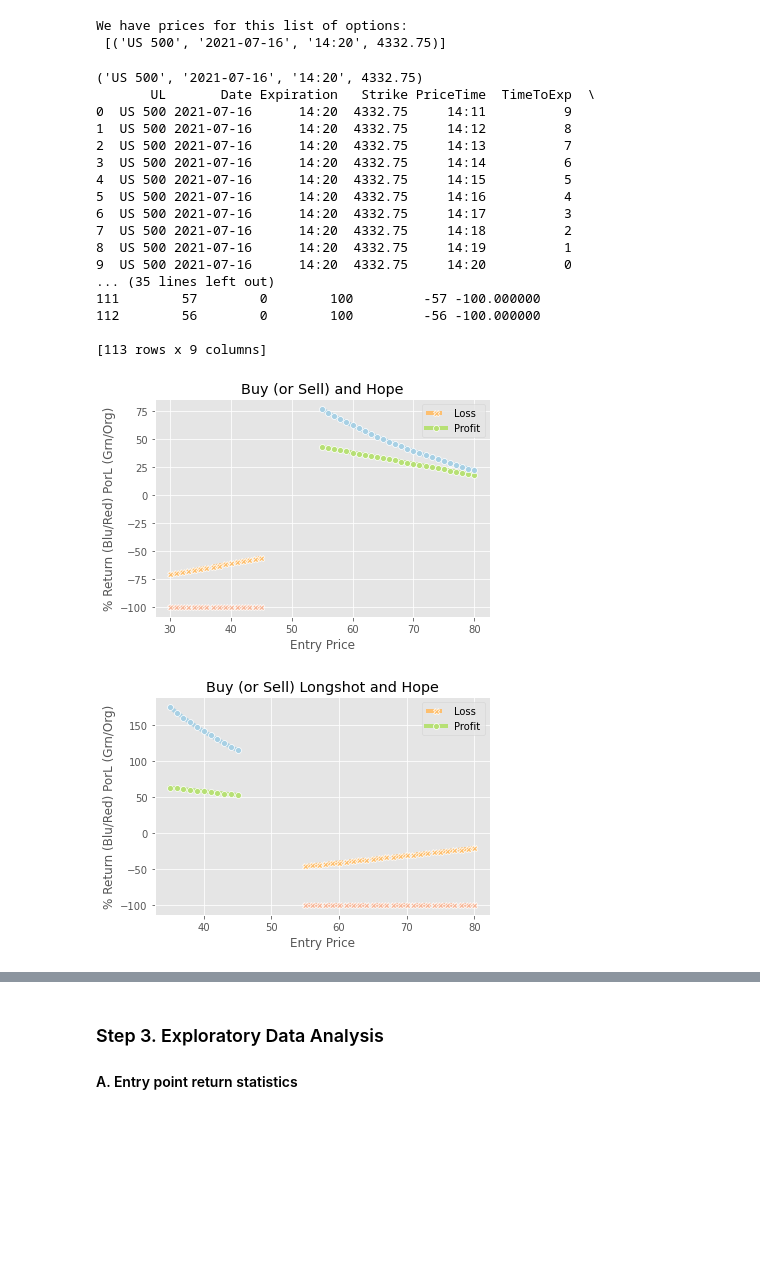
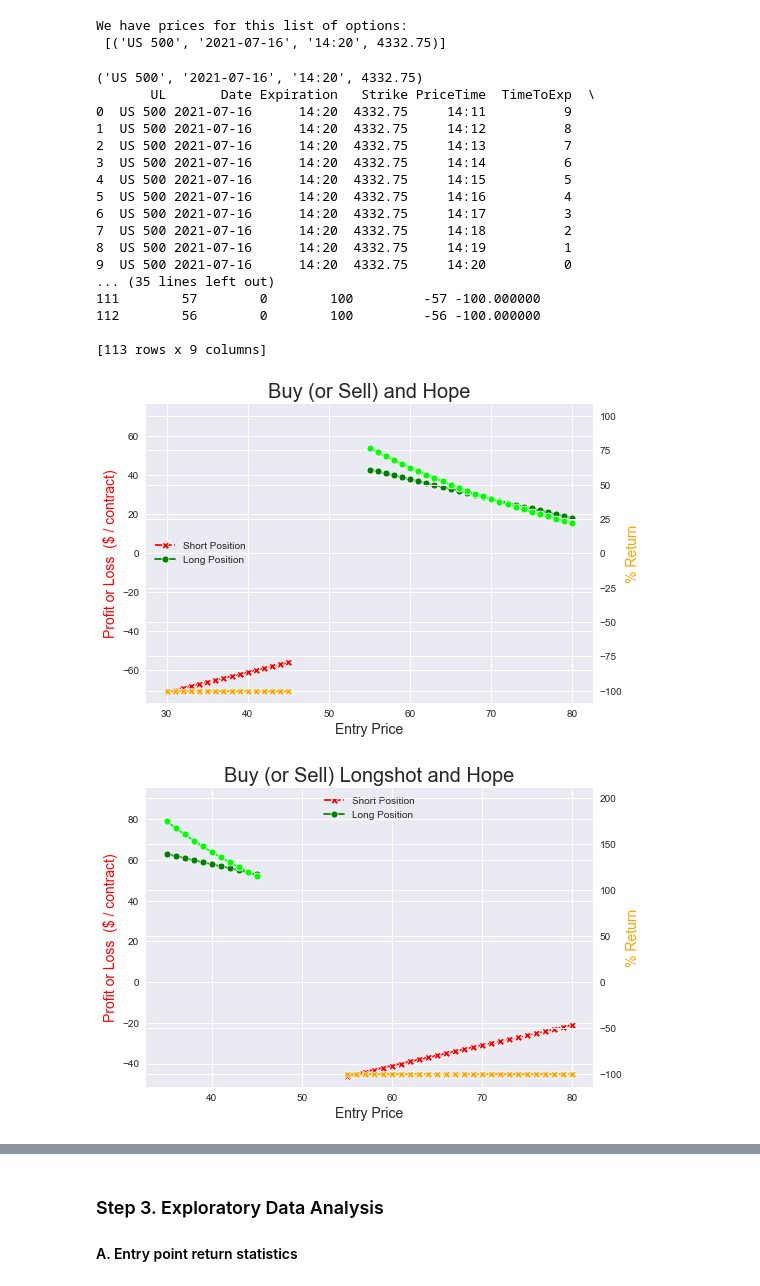
Before and after one commit to BradDoty/NadexTrading, a Jupyter notebook: Data Driven Trading Model Development.ipynb, the cells around one changed output, grey strips where cells are left out. Saved outputs shown, nothing was run; the diff lists cells and outputs as text; code cells hidden in the pictures; blank space fills up the shorter version.

```diff
--- a/Data Driven Trading Model Development.ipynb
+++ b/Data Driven Trading Model Development.ipynb
@@ -231,14 +236,28 @@ def find_exits(entries, strategy, optid, OH, parameters=None):
 def tabulateResults(longs, shorts):
     return pd.DataFrame(longs + shorts)
 # %%
-## Plot results function
-def plotResults(Results, title):
+## Plot results -- P or L and % Return on twin Y Axes
+def plotResults(Results, title, zero=0.5, legendloc='upper center'):
+    plt.style.use('seaborn')
+    plt.title(title, size=20)
     profit = Results.ProfitLoss > 0
-    ax = sns.lineplot(data=Results, y='ProfitLoss', x='EntryPrice', legend='brief',\
-        style='Side', markers=('o','X'),hue=profit, palette='RdYlGn', lw=4)
-    ax2 = sns.lineplot(data=Results, y='%Return', x='EntryPrice', legend='brief',\
-        style='Side', markers=('o','X'),hue=profit, palette='RdBu', lw=4)
-    plt.title(title)
-    plt.legend(labels=["Loss","Profit"])
-    ax2.set(ylabel='% Return (Blu/Red) PorL (Grn/Org)', xlabel='Entry Price')
+
+    p1 = sns.lineplot(data=Results, y='ProfitLoss', x='EntryPrice', legend='brief',\
+            style='Side', markers=('o','X'), hue=profit, palette=['r','g'],\
+            size_norm=(-100,100)    )
+    p1.set_xlabel("Entry Price", size=14)
+    p1.set_ylabel("Profit or Loss  ($ / contract)", size=14)
+    p1.legend(loc=legendloc, labels = [ 'Short Position', 'Long Position'])
+    p1.yaxis.get_label().set_color('r')
+
+    ax2 = p1.twinx()
+    sns.lineplot(data=Results, y='%Return', x='EntryPrice', legend=None,ax=ax2,\
+            style='Side', markers=('o','X'), hue=profit, palette=['orange','lime'],\
+            sizes=(-100,100)    )
+    ax2.set_ylabel("% Return", size=14)
+    ax2.yaxis.get_label().set_color('orange')
+
+    # Align the plotting origin of two y axes
+    align.yaxes(p1, 0.0, ax2, 0.0, zero)
+
     plt.show()
@@ -266,40 +313,42 @@ print ("We have prices for this list of options:\n", optid)
 We have prices for this list of options:
  [('US 500', '2021-07-16', '14:20', 4332.75)]
 # %%
+strategy = buy_and_hope
+
 for o in range(len(optid)):
     print (optid[o])
     print (OptionHist[o])
 
     ## Find long and short entry points
     buy_list = find_candidate_long_entry_points(optid[o], OptionHist[o])
     sell_list = find_candidate_short_entry_points(optid[o], OptionHist[o])
 
-    strategy = buy_and_hope
     long_results = find_exits(buy_list, strategy, optid[o], OptionHist[o])
     short_results = find_exits(sell_list, strategy, optid[o], OptionHist[o])
     BH_Results = tabulateResults(long_results, short_results)
+    BH_Results.to_csv('Data/out/BuyandHope_716_1420_4332.csv', na_rep='NaN')
 
     print (BH_Results)
-    plotResults(BH_Results, 'Buy (or Sell) and Hope')
+    plotResults(BH_Results, 'Buy (or Sell) and Hope', legendloc='center left')
 # %% [output]
 ('US 500', '2021-07-16', '14:20', 4332.75)
        UL       Date Expiration   Strike PriceTime  TimeToExp  \
 0  US 500 2021-07-16      14:20  4332.75     14:11          9
 1  US 500 2021-07-16      14:20  4332.75     14:12          8
 2  US 500 2021-07-16      14:20  4332.75     14:13          7
 3  US 500 2021-07-16      14:20  4332.75     14:14          6
 4  US 500 2021-07-16      14:20  4332.75     14:15          5
 5  US 500 2021-07-16      14:20  4332.75     14:16          4
 6  US 500 2021-07-16      14:20  4332.75     14:17          3
 7  US 500 2021-07-16      14:20  4332.75     14:18          2
 8  US 500 2021-07-16      14:20  4332.75     14:19          1
 9  US 500 2021-07-16      14:20  4332.75     14:20          0
 ... (35 lines left out)
 111        57        0        100         -57 -100.000000
 112        56        0        100         -56 -100.000000
 
 [113 rows x 9 columns]
-[figure, old version]
+[figure, new version]
 # %%
 strategy = longshot_hope
 for o in range(len(optid)):
@@ -307,10 +356,11 @@ for o in range(len(optid)):
     long_results = find_exits(find_longshot_buy_points(optid[o], OptionHist[o]), strategy, optid[o], OptionHist[o])
     short_results = find_exits(find_longshot_sell_points(optid[o], OptionHist[o]), strategy, optid[o], OptionHist[o])
     LS_Results = tabulateResults(long_results, short_results)
+    LS_Results.to_csv('Data/out/LongshotHope_716_1420_4332.csv', na_rep='NaN')
 
-    plotResults(LS_Results, 'Buy (or Sell) Longshot and Hope')
+    plotResults(LS_Results, 'Buy (or Sell) Longshot and Hope', 0.35, 'upper center')
 # %% [output]
-[figure, old version]
+[figure, new version]
 # %%
 strategy = touch_exits
 
```
Also changed, not shown: parts of 7 cells of this notebook, 23 other files.
